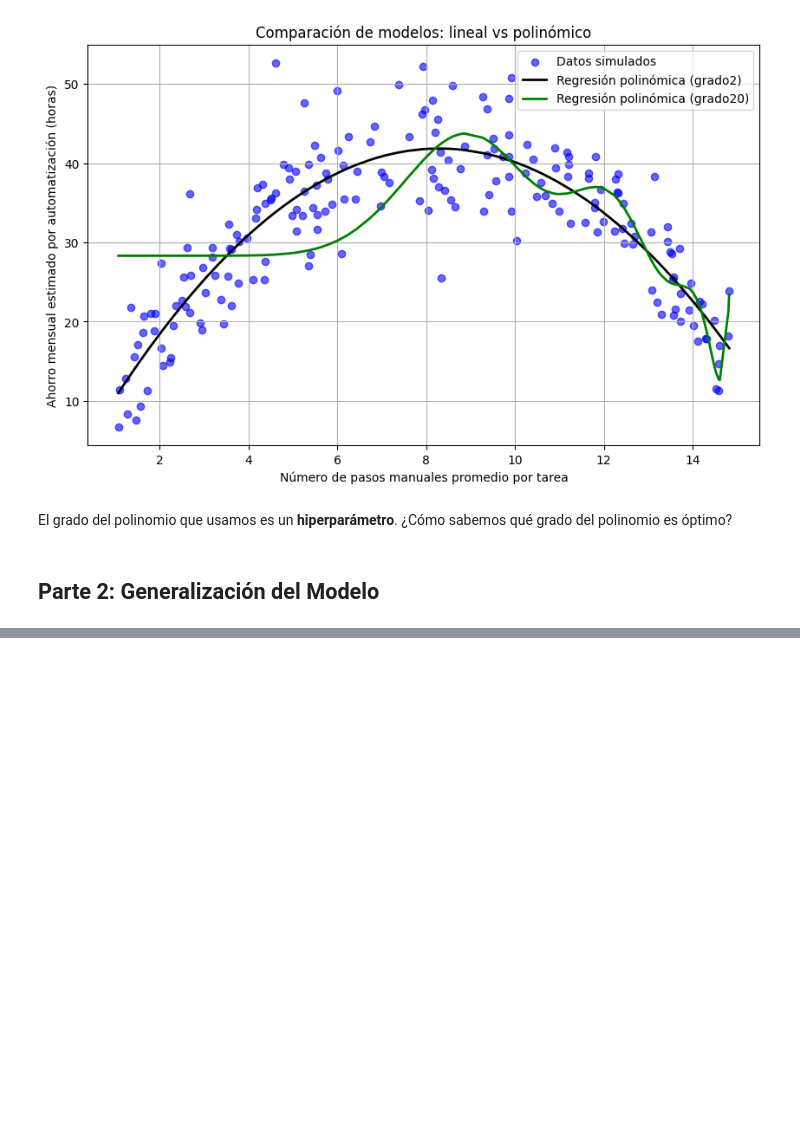
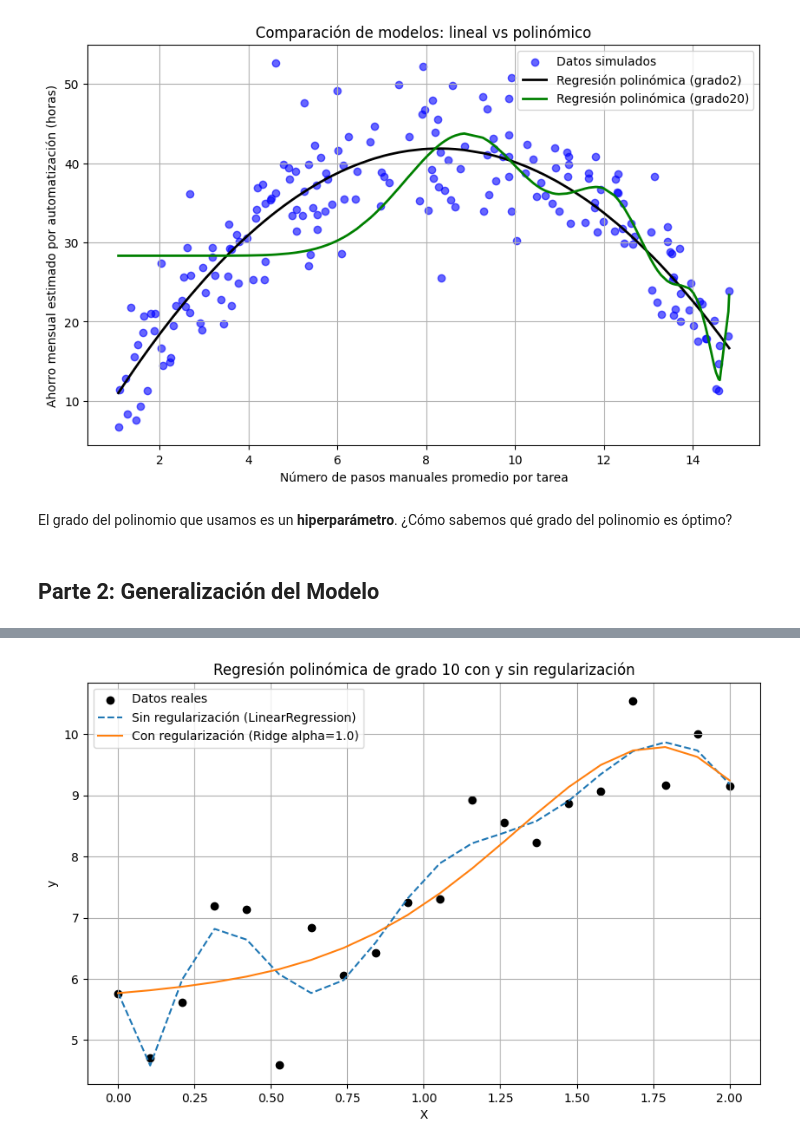
Before and after one commit to fdiazja93/curso_KPMG, a Jupyter notebook: clase2/clase2.ipynb, the cells around one changed output, grey strips where cells are left out. Cells and saved outputs as stored; diff of their text form; code cells hidden in the pictures; blank space fills up the shorter version.

```diff
--- a/clase2/clase2.ipynb
+++ b/clase2/clase2.ipynb
@@ -176,0 +377,44 @@ El grado del polinomio que usamos es un **hiperparámetro**. ¿Cómo sabemos qu
+# %%
+# Regresión polinómica con regularización
+
+from sklearn.linear_model import  Ridge
+
+# Paso 1: Generar datos sintéticos simples
+np.random.seed(0)
+X = np.linspace(0, 2, 20).reshape(-1, 1)
+y = 4 + 3 * X.ravel() + np.random.normal(0, 1, size=X.shape[0])
+
+# Paso 2: Crear modelos con pipelines
+grado_polinomio = 10
+
+modelo_sin_regularizacion = make_pipeline(
+    PolynomialFeatures(degree=grado_polinomio, include_bias=False),
+    LinearRegression()
+)
+
+modelo_con_regularizacion = make_pipeline(
+    PolynomialFeatures(degree=grado_polinomio, include_bias=False),
+    Ridge(alpha=1.0)
+)
+
+# Paso 3: Ajustar ambos modelos
+modelo_sin_regularizacion.fit(X, y)
+modelo_con_regularizacion.fit(X, y)
+
+# Paso 4: Predicciones
+y_pred_sin = modelo_sin_regularizacion.predict(X)
+y_pred_con = modelo_con_regularizacion.predict(X)
+
+# Paso 5: Visualización
+plt.figure(figsize=(10, 6))
+plt.scatter(X, y, color='black', label='Datos reales')
+plt.plot(X, y_pred_sin, '--', label='Sin regularización (LinearRegression)')
+plt.plot(X, y_pred_con, '-', label='Con regularización (Ridge alpha=1.0)')
+plt.xlabel("X")
+plt.ylabel("y")
+plt.title("Regresión polinómica de grado 10 con y sin regularización")
+plt.legend()
+plt.grid(True)
+plt.show()
+# %% [output]
+[figure, added]
```
Also changed, not shown: parts of 15 cells of this notebook, 1 other file.
